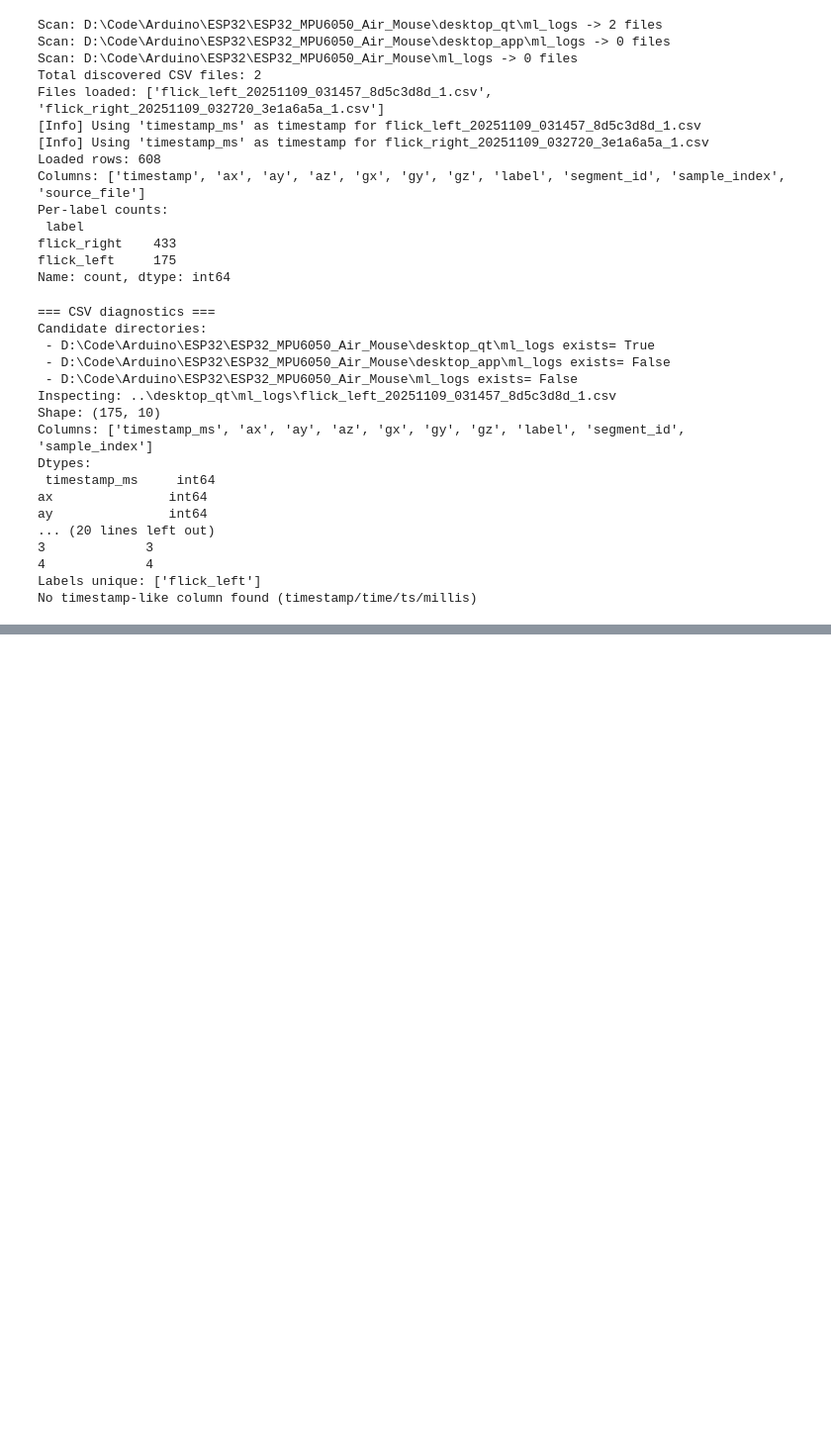
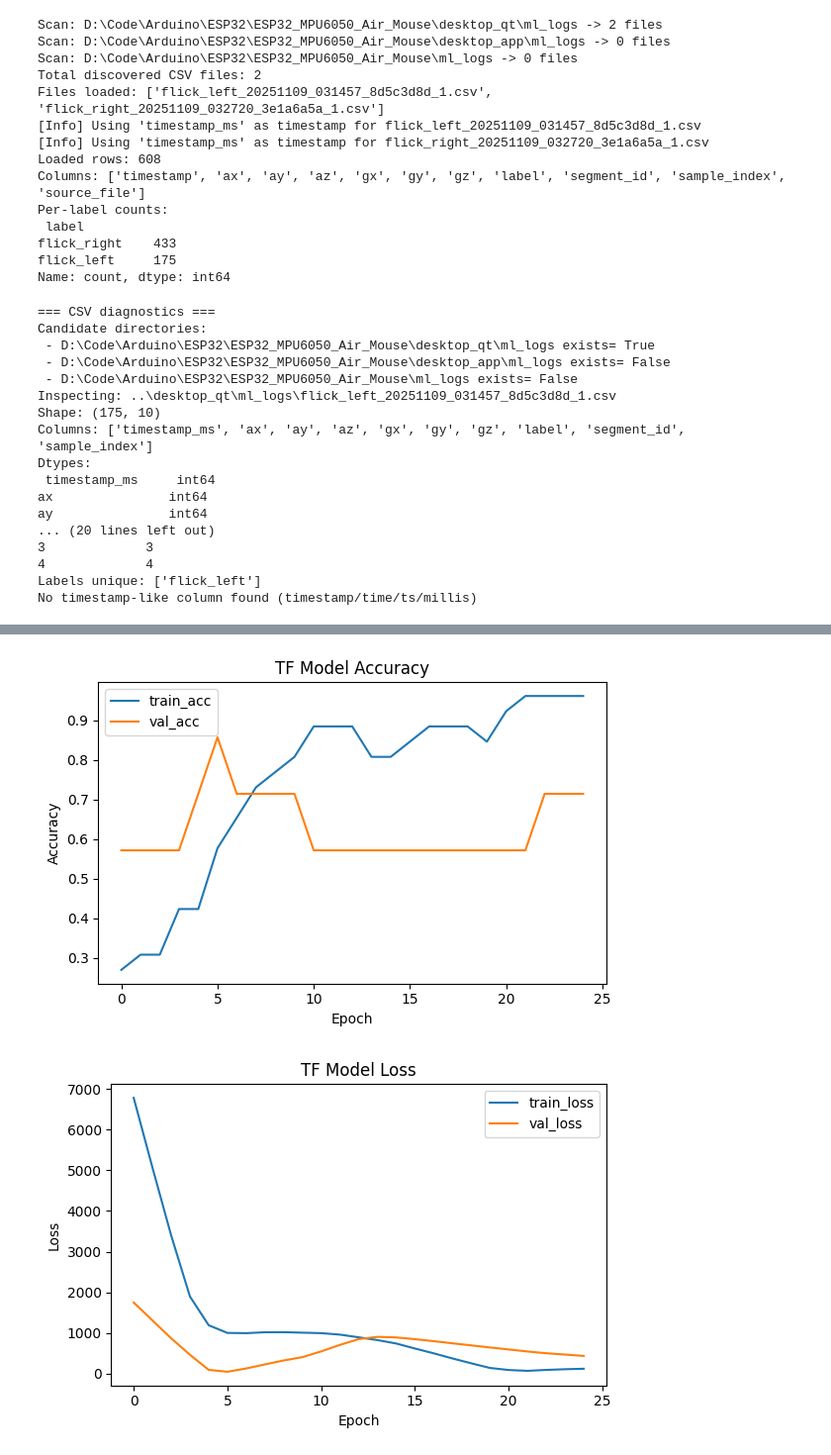
Before and after one commit to sadikmahmudadive/ESP32_MPU6050_Air_Mouse, a Jupyter notebook: ml/gesture_training.ipynb, the cells around one changed output, grey strips where cells are left out. Shown: that part at 99% size. Drawn from its saved outputs; the diff is of its cells as text; code cells hidden in the pictures; blank space fills up the shorter version.

```diff
--- a/ml/gesture_training.ipynb
+++ b/ml/gesture_training.ipynb
@@ -414,0 +673,32 @@ plot_confusion_matrix(confusion_matrix(y_test, y_pred), unique_labels)
+# %%
+# Accuracy & loss curves for TensorFlow model (if trained)
+import matplotlib.pyplot as plt
+if 'history' in globals():
+    hist = history.history
+    if 'accuracy' in hist:
+        plt.figure(figsize=(6,4))
+        plt.plot(hist['accuracy'], label='train_acc')
+        if 'val_accuracy' in hist:
+            plt.plot(hist['val_accuracy'], label='val_acc')
+        plt.xlabel('Epoch')
+        plt.ylabel('Accuracy')
+        plt.title('TF Model Accuracy')
+        plt.legend()
+        plt.tight_layout()
+        plt.show()
+    if 'loss' in hist:
+        plt.figure(figsize=(6,4))
+        plt.plot(hist['loss'], label='train_loss')
+        if 'val_loss' in hist:
+            plt.plot(hist['val_loss'], label='val_loss')
+        plt.xlabel('Epoch')
+        plt.ylabel('Loss')
+        plt.title('TF Model Loss')
+        plt.legend()
+        plt.tight_layout()
+        plt.show()
+else:
+    print("No TensorFlow training history found; skipping accuracy/loss plots.")
+# %% [output]
+[figure, added]
+[figure, added]
```
Also changed, not shown: parts of 16 cells of this notebook, 3 other files.
